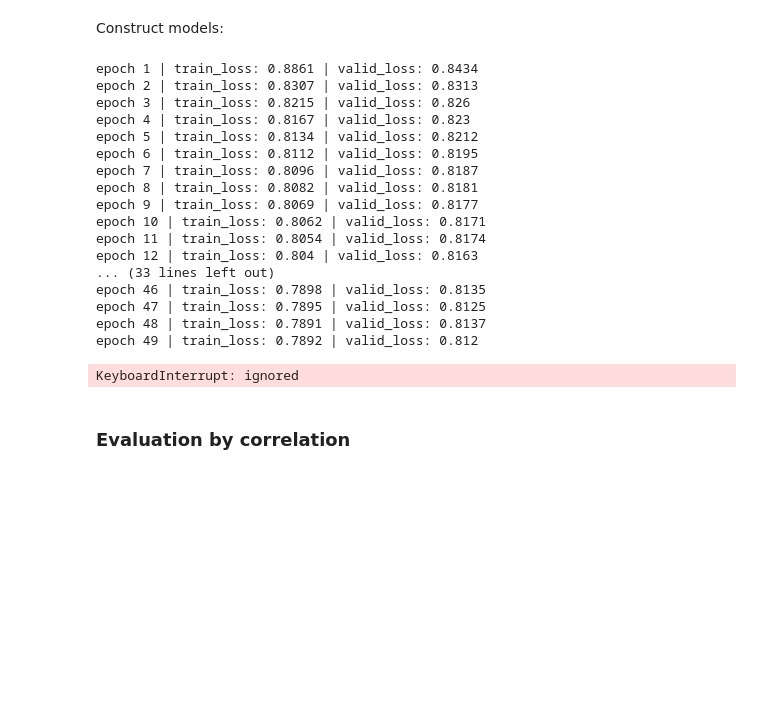
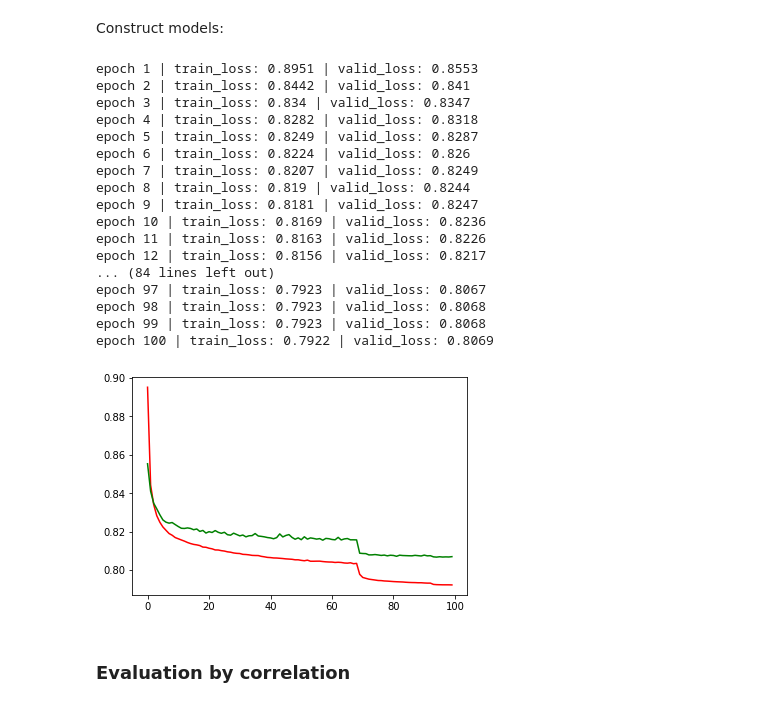
Before and after one commit to Enterprise-D/sc_multimodal, a Jupyter notebook: multimodal.ipynb, the cells around one changed output. Cells and saved outputs as stored; diff of their text form; code cells hidden in the pictures; blank space fills up the shorter version.

```diff
--- a/multimodal.ipynb
+++ b/multimodal.ipynb
@@ -365,7 +365,7 @@ class DenseModel(nn.Module):
     def __init__(self,
                  input_size=U_input_norm.shape[1],
                  output_size=U_target_norm.shape[1],
-                 hidden_size=512):
+                 hidden_size=256):
 
         super(DenseModel, self).__init__()
         self.dense1 = nn.Sequential(
@@ -454,29 +454,30 @@ for epoch in range(num_epochs):
           '| train_loss:',round(metric_train[epoch],4),
           '| valid_loss:',round(metric_valid[epoch],4))
 # %% [output]
-epoch 1 | train_loss: 0.8861 | valid_loss: 0.8434
-epoch 2 | train_loss: 0.8307 | valid_loss: 0.8313
-epoch 3 | train_loss: 0.8215 | valid_loss: 0.826
-epoch 4 | train_loss: 0.8167 | valid_loss: 0.823
-epoch 5 | train_loss: 0.8134 | valid_loss: 0.8212
-epoch 6 | train_loss: 0.8112 | valid_loss: 0.8195
-epoch 7 | train_loss: 0.8096 | valid_loss: 0.8187
-epoch 8 | train_loss: 0.8082 | valid_loss: 0.8181
-epoch 9 | train_loss: 0.8069 | valid_loss: 0.8177
-epoch 10 | train_loss: 0.8062 | valid_loss: 0.8171
-epoch 11 | train_loss: 0.8054 | valid_loss: 0.8174
-epoch 12 | train_loss: 0.804 | valid_loss: 0.8163
-... (33 lines left out)
-epoch 46 | train_loss: 0.7898 | valid_loss: 0.8135
-epoch 47 | train_loss: 0.7895 | valid_loss: 0.8125
-epoch 48 | train_loss: 0.7891 | valid_loss: 0.8137
-epoch 49 | train_loss: 0.7892 | valid_loss: 0.812
+epoch 1 | train_loss: 0.8951 | valid_loss: 0.8553
+epoch 2 | train_loss: 0.8442 | valid_loss: 0.841
+epoch 3 | train_loss: 0.834 | valid_loss: 0.8347
+epoch 4 | train_loss: 0.8282 | valid_loss: 0.8318
+epoch 5 | train_loss: 0.8249 | valid_loss: 0.8287
+epoch 6 | train_loss: 0.8224 | valid_loss: 0.826
+epoch 7 | train_loss: 0.8207 | valid_loss: 0.8249
+epoch 8 | train_loss: 0.819 | valid_loss: 0.8244
+epoch 9 | train_loss: 0.8181 | valid_loss: 0.8247
+epoch 10 | train_loss: 0.8169 | valid_loss: 0.8236
+epoch 11 | train_loss: 0.8163 | valid_loss: 0.8226
+epoch 12 | train_loss: 0.8156 | valid_loss: 0.8217
+... (84 lines left out)
+epoch 97 | train_loss: 0.7923 | valid_loss: 0.8067
+epoch 98 | train_loss: 0.7923 | valid_loss: 0.8068
+epoch 99 | train_loss: 0.7923 | valid_loss: 0.8068
+epoch 100 | train_loss: 0.7922 | valid_loss: 0.8069
-KeyboardInterrupt: ignored
 # %%
 plt.plot(metric_train, color='r')
 plt.plot(metric_valid, color='g')
-plt.ylim(0.7,1)
+
 plt.show()
+# %% [output]
+[figure, added]
 # %% [markdown]
 ### Evaluation by correlation
 # %% [markdown]
```
Also changed, not shown: parts of 1 cell of this notebook.
